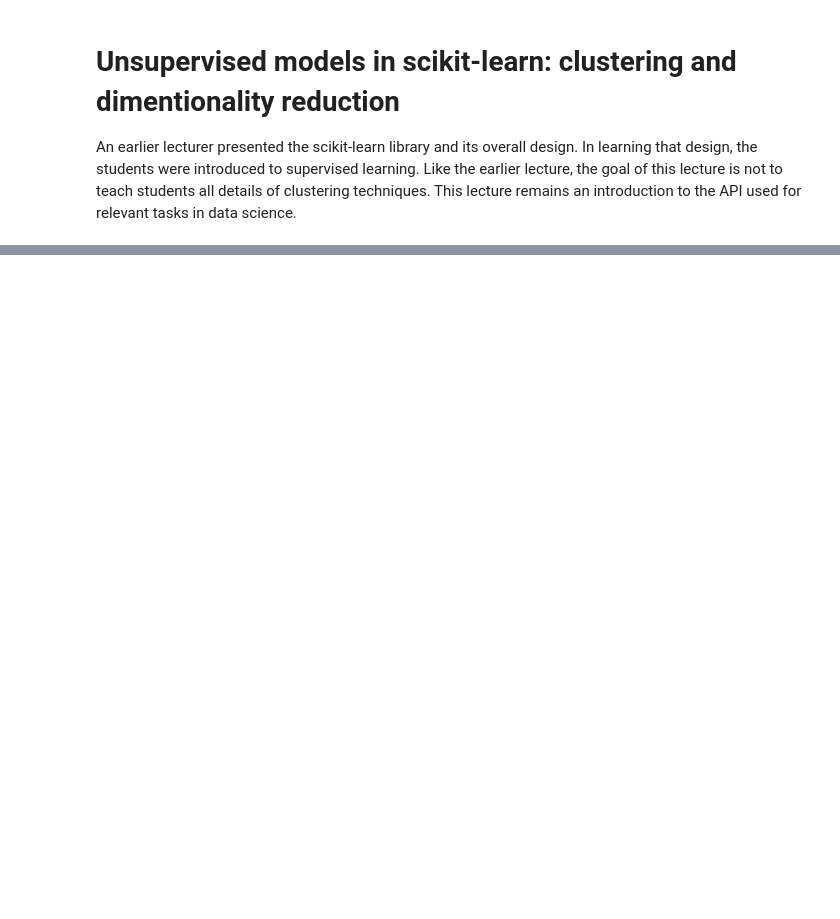
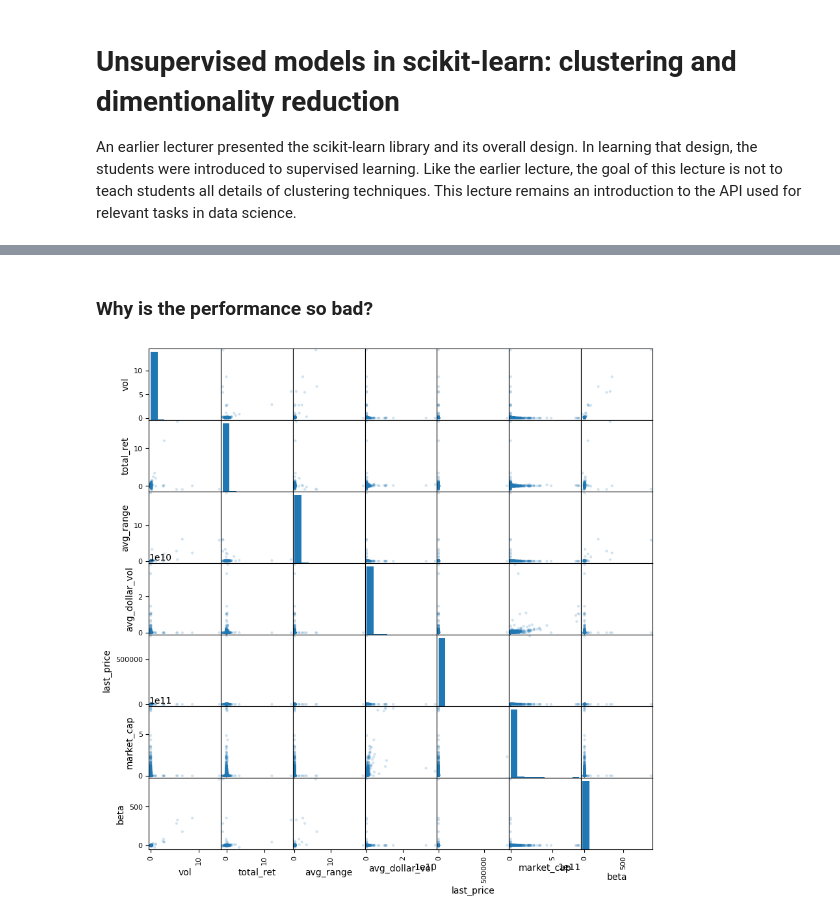
Before and after one commit to falconair/lectures, a Jupyter notebook: lectures/070_scikit_learn/110-unsupervised_learning.ipynb, the cells around one changed output, grey strips where cells are left out. Saved outputs shown, nothing was run; the diff lists cells and outputs as text; code cells hidden in the pictures; blank space fills up the shorter version.

```diff
--- a/lectures/070_scikit_learn/110-unsupervised_learning.ipynb
+++ b/lectures/070_scikit_learn/110-unsupervised_learning.ipynb
@@ -275,0 +156,6 @@ pd.concat([
+# %%
+sectors_df = pd.read_csv('../../datasets/market_data/sectors.csv.zip')\
+            .rename(columns={"company name": "company", "market cap": "market_cap"})\
+             [["ticker", "company", "sector", "market_cap"]]\
+             .dropna(subset=["sector"])
+sectors_df
@@ -275,0 +178,2 @@ pd.concat([
+# %%
+features_df = features_df.join(sectors_df.set_index("ticker")[["company", "sector", "market_cap"]], how="left")
@@ -275,0 +197,3 @@ pd.concat([
+# %%
+features_df = features_df[features_df.n_days >= 15].dropna(
+    subset=["vol", "beta", "total_ret", "avg_range", "avg_dollar_vol", "last_price", "market_cap"])
@@ -275,0 +225,10 @@ pd.concat([
+# %%
+%%time
+RAW_FEATURES = ["vol", "total_ret", "avg_range", "avg_dollar_vol",
+                "last_price", "market_cap", "beta"]
+
+naive_model = Pipeline([
+    ("scale",  StandardScaler()),
+    ("kmeans", KMeans(n_clusters=5, random_state=42, n_init="auto")),
+])
+features_df["naive_cluster"] = naive_model.fit_predict(features_df[RAW_FEATURES])
@@ -275,0 +328,2 @@ pd.concat([
+# %% [markdown]
+### Why is the performance so bad?
@@ -275,0 +332,4 @@ pd.concat([
+# %%
+scatter_matrix(features_df[RAW_FEATURES], alpha=0.2, figsize=(10, 10));
+# %% [output]
+[figure, added]
```
Also changed, not shown: parts of 167 cells of this notebook.
